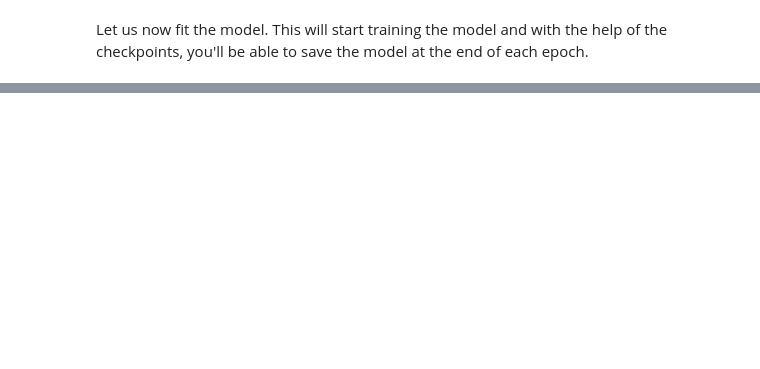
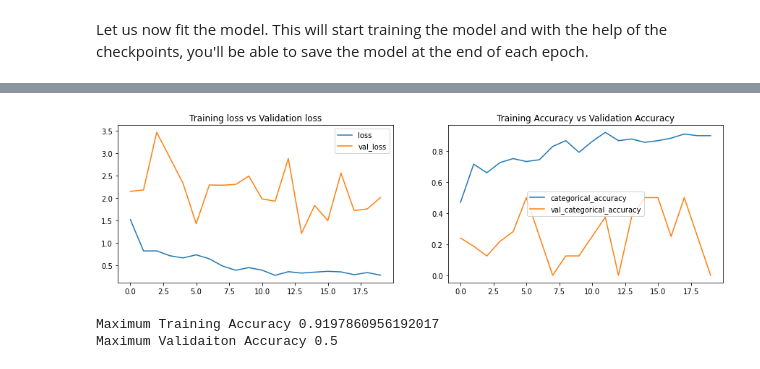
Before and after one commit to SanjayaKumarSahoo/gesture-recognition-case-study, a Jupyter notebook: Neural_Nets_Project_Starter_Code.ipynb, the cells around one changed output, grey strips where cells are left out. Cells and saved outputs as stored; diff of their text form; code cells hidden in the pictures; blank space fills up the shorter version.

```diff
--- a/Neural_Nets_Project_Starter_Code.ipynb
+++ b/Neural_Nets_Project_Starter_Code.ipynb
@@ -364,0 +576,6 @@ Epoch 1/3
+# %%
+drawModelHistory(model_history_exp3)
+# %% [output]
+[figure, added]
+Maximum Training Accuracy 0.9197860956192017
+Maximum Validaiton Accuracy 0.5
```
Also changed, not shown: parts of 31 cells of this notebook.
